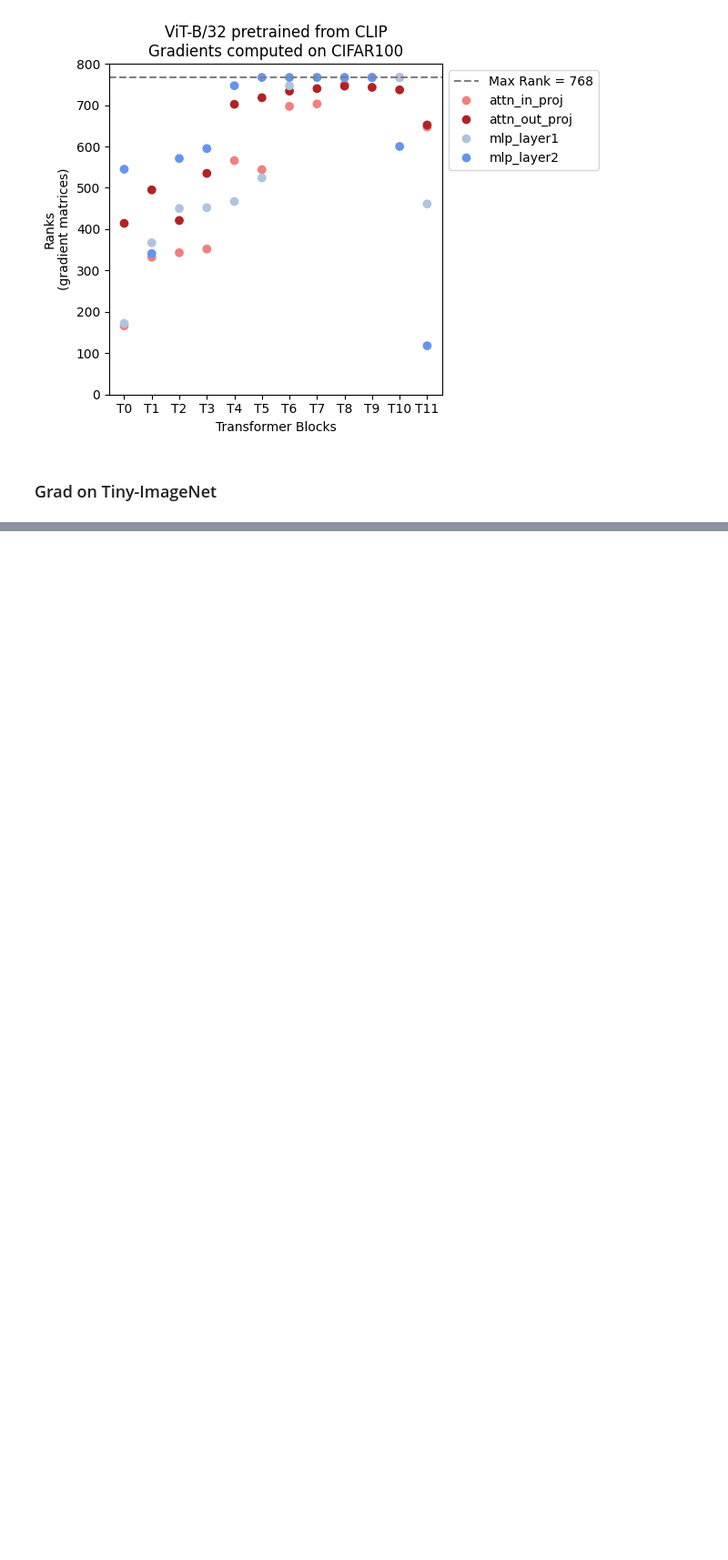
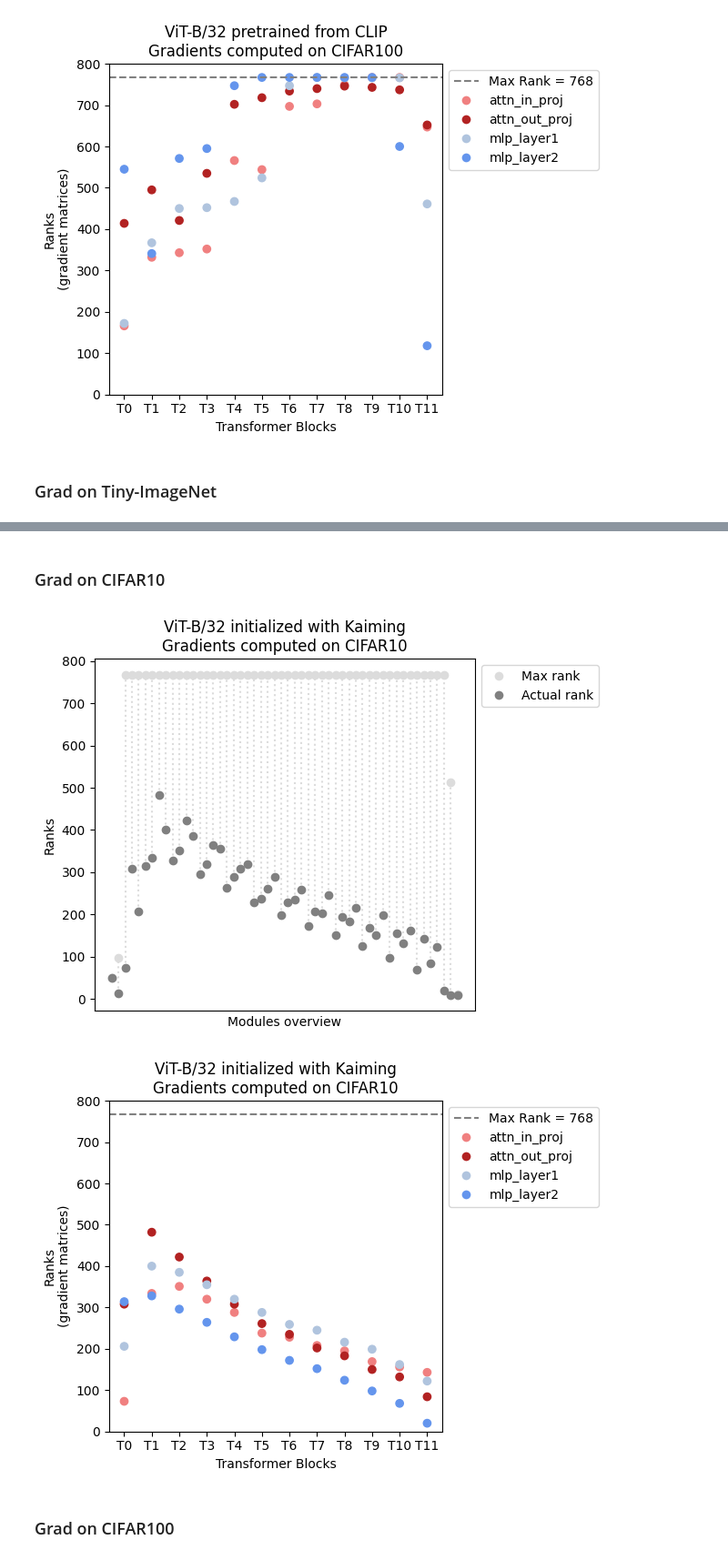
Before and after one commit to beatrice-occhiena/parameter-efficient-px-pruning, a Jupyter notebook: ranks/rank_plots.ipynb, the cells around one changed output, grey strips where cells are left out. Shown at 91% size. Drawn from its saved outputs; the diff is of its cells as text; code cells hidden in the pictures; blank space fills up the shorter version.

```diff
--- a/ranks/rank_plots.ipynb
+++ b/ranks/rank_plots.ipynb
@@ -116,0 +147,13 @@ clip_vit_transformers_rank(data, dataset_name)
+# %% [markdown]
+### Grad on CIFAR10
+# %%
+dataset_name = "CIFAR10"
+with open('vitB32_grad_rank_kaiming_cifar10.json','r') as fp:
+  data = json.load(fp)
+clip_vit_overview(data, model_name, dataset_name)
+clip_vit_transformers_rank(data, model_name, dataset_name)
+# %% [output]
+[figure, added]
+[figure, added]
+# %% [markdown]
+### Grad on CIFAR100
```
Also changed, not shown: parts of 14 cells of this notebook, 5 other files.
